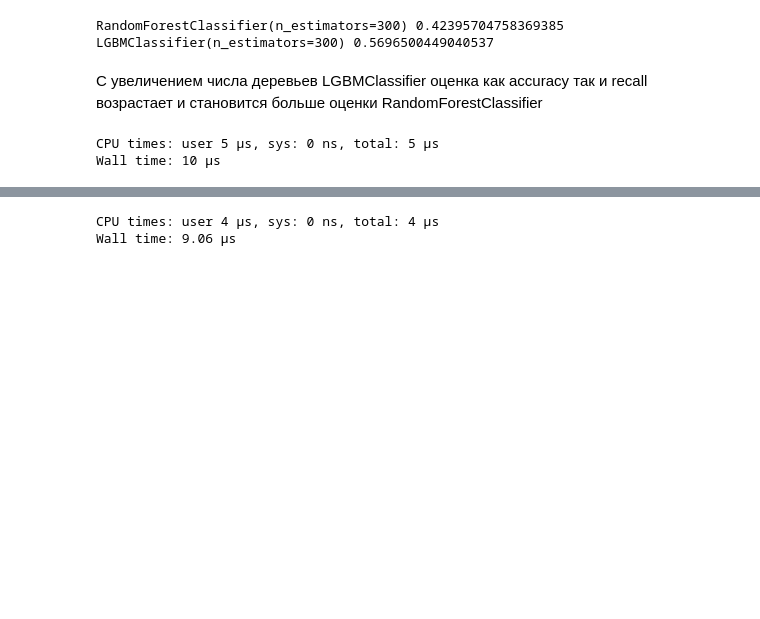
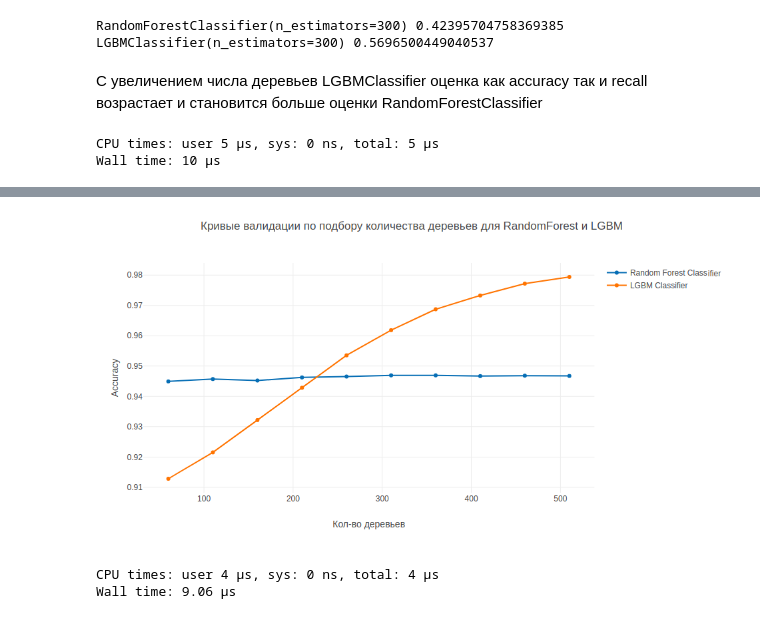
Before and after one commit to maximenkooo/TelecomCustomerChurnPrediction, a Jupyter notebook: TelecomCustomerChurnPrediction.ipynb, the cells around one changed output, grey strips where cells are left out. Drawn from its saved outputs; the diff is of its cells as text; code cells hidden in the pictures; blank space fills up the shorter version.

```diff
--- a/TelecomCustomerChurnPrediction.ipynb
+++ b/TelecomCustomerChurnPrediction.ipynb
@@ -421,3 +483,7 @@ layout=go.Layout(title="Распределение просмотров по д
+# %%
+Image(filename='count_tree_accuracy.png')
+# %% [output]
+[figure, added]
 # %%
 %time
 scores_lgbm_recall = []
```
Also changed, not shown: parts of 36 cells of this notebook.
